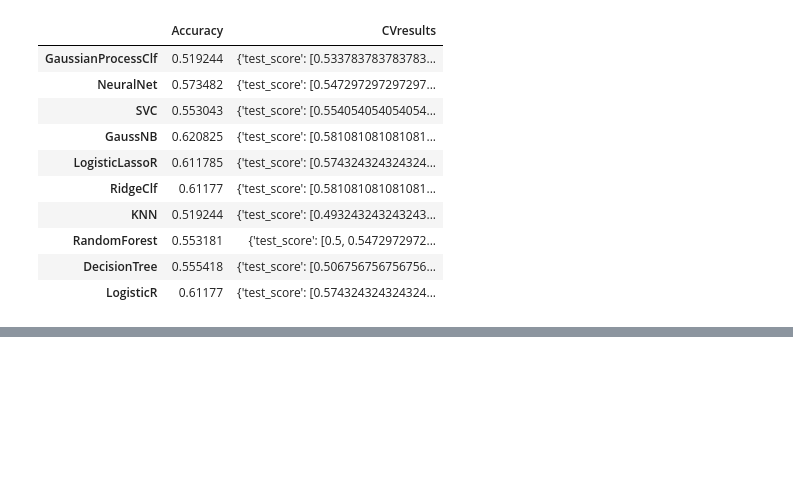
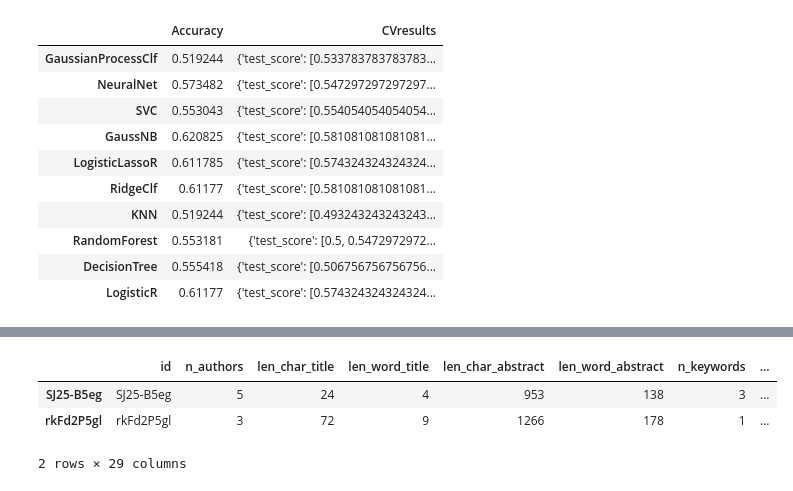
Before and after one commit to shruti-singh/PaperAcceptancePrediction, a Jupyter notebook: shruti/AllModels2017Baseline.ipynb, the cells around one changed output, grey strips where cells are left out. Saved outputs shown, nothing was run; the diff lists cells and outputs as text; code cells hidden in the pictures; blank space fills up the shorter version.

```diff
--- a/shruti/AllModels2017Baseline.ipynb
+++ b/shruti/AllModels2017Baseline.ipynb
@@ -705,0 +785,3 @@ model_results
+# %%
+with open('./features/mag_features_2017_iclr.pickle', 'rb') as handle:
+    mag_feats = pickle.load(handle)
@@ -705,0 +832,7 @@ model_results
+# %%
+data.head(2)
+# %% [output]
+|  | id | n_authors | len_char_title | len_word_title | len_char_abstract | len_word_abstract | n_keywords | ... |
+| SJ25-B5eg | SJ25-B5eg | 5 | 24 | 4 | 953 | 138 | 3 | ... |
+| rkFd2P5gl | rkFd2P5gl | 3 | 72 | 9 | 1266 | 178 | 1 | ... |
+2 rows × 29 columns
```
Also changed, not shown: parts of 14 cells of this notebook.
